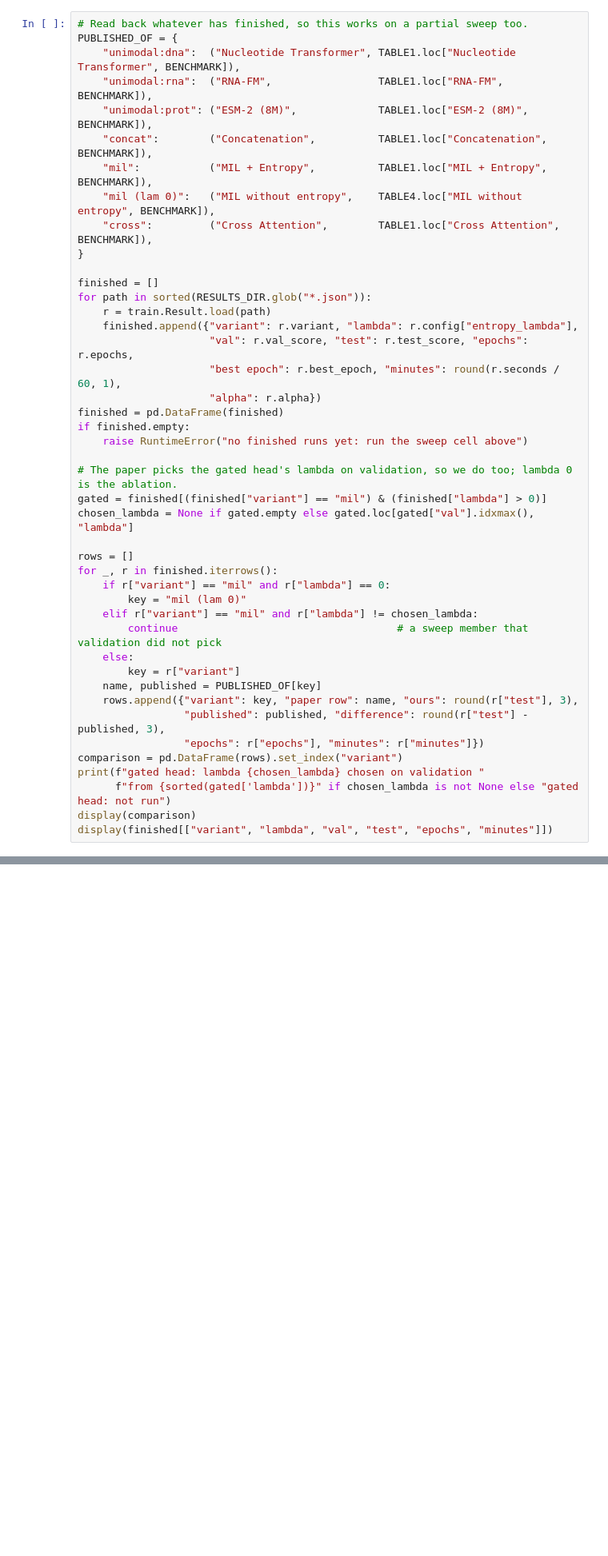
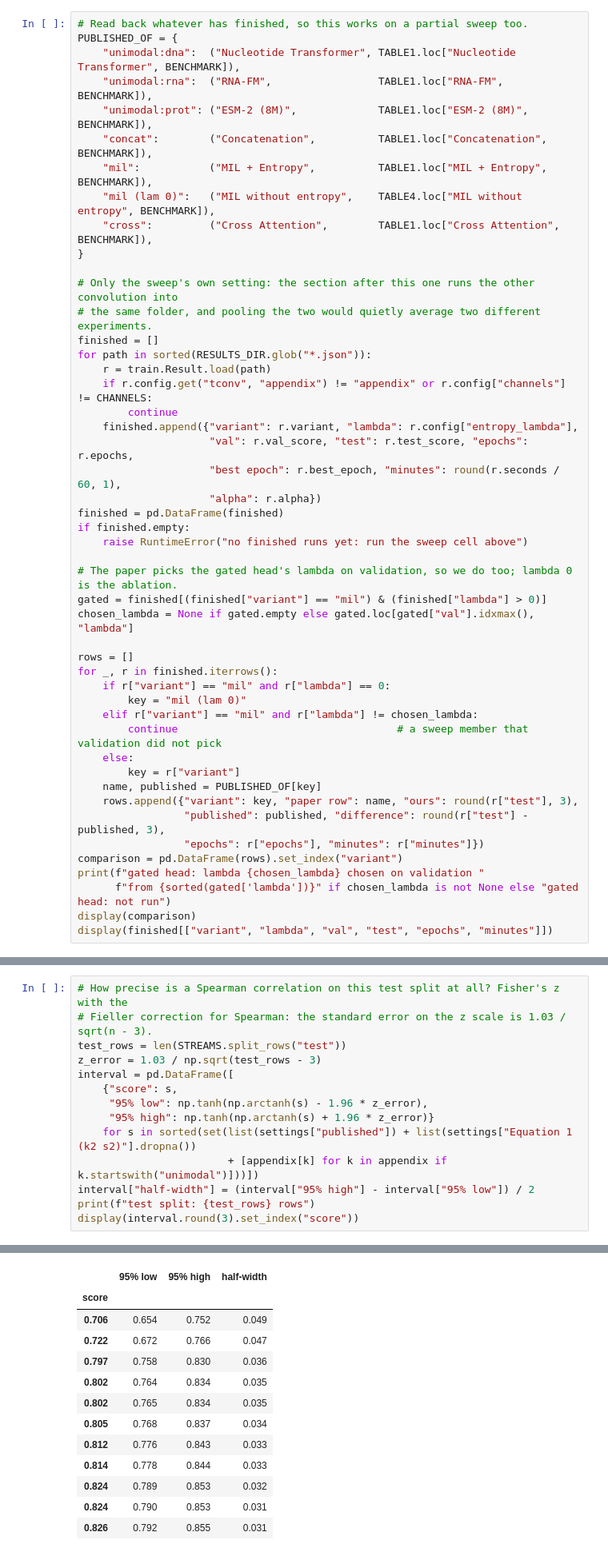
Before and after one commit to jtmckinley4/multimodal-bio-fusion, a Jupyter notebook: Code/stage3/03_blf_build_check.ipynb, the cells around one changed output, grey strips where cells are left out. Shown at 80% size. Cells and saved outputs as stored; diff of their text form; blank space fills up the shorter version.

```diff
--- a/Code/stage3/03_blf_build_check.ipynb
+++ b/Code/stage3/03_blf_build_check.ipynb
@@ -513,9 +505,13 @@ PUBLISHED_OF = {
     "cross":         ("Cross Attention",        TABLE1.loc["Cross Attention", BENCHMARK]),
 }
 
+# Only the sweep's own setting: the section after this one runs the other convolution into
+# the same folder, and pooling the two would quietly average two different experiments.
 finished = []
 for path in sorted(RESULTS_DIR.glob("*.json")):
     r = train.Result.load(path)
+    if r.config.get("tconv", "appendix") != "appendix" or r.config["channels"] != CHANNELS:
+        continue
     finished.append({"variant": r.variant, "lambda": r.config["entropy_lambda"],
                      "val": r.val_score, "test": r.test_score, "epochs": r.epochs,
                      "best epoch": r.best_epoch, "minutes": round(r.seconds / 60, 1),
@@ -751,0 +797,15 @@ for tconv in ("appendix", "equation"):
+# %%
+# How precise is a Spearman correlation on this test split at all? Fisher's z with the
+# Fieller correction for Spearman: the standard error on the z scale is 1.03 / sqrt(n - 3).
+test_rows = len(STREAMS.split_rows("test"))
+z_error = 1.03 / np.sqrt(test_rows - 3)
+interval = pd.DataFrame([
+    {"score": s,
+     "95% low": np.tanh(np.arctanh(s) - 1.96 * z_error),
+     "95% high": np.tanh(np.arctanh(s) + 1.96 * z_error)}
+    for s in sorted(set(list(settings["published"]) + list(settings["Equation 1 (k2 s2)"].dropna())
+                        + [appendix[k] for k in appendix if k.startswith("unimodal")]))])
+interval["half-width"] = (interval["95% high"] - interval["95% low"]) / 2
+print(f"test split: {test_rows} rows")
+display(interval.round(3).set_index("score"))
+# %% [output]
@@ -751,0 +813,13 @@ for tconv in ("appendix", "equation"):
+|  | 95% low | 95% high | half-width |
+| score |  |  |  |
+| 0.706 | 0.654 | 0.752 | 0.049 |
+| 0.722 | 0.672 | 0.766 | 0.047 |
+| 0.797 | 0.758 | 0.830 | 0.036 |
+| 0.802 | 0.764 | 0.834 | 0.035 |
+| 0.802 | 0.765 | 0.834 | 0.035 |
+| 0.805 | 0.768 | 0.837 | 0.034 |
+| 0.812 | 0.776 | 0.843 | 0.033 |
+| 0.814 | 0.778 | 0.844 | 0.033 |
+| 0.824 | 0.789 | 0.853 | 0.032 |
+| 0.824 | 0.790 | 0.853 | 0.031 |
+| 0.826 | 0.792 | 0.855 | 0.031 |
```
Also changed, not shown: parts of 13 cells of this notebook, 40 other files.
